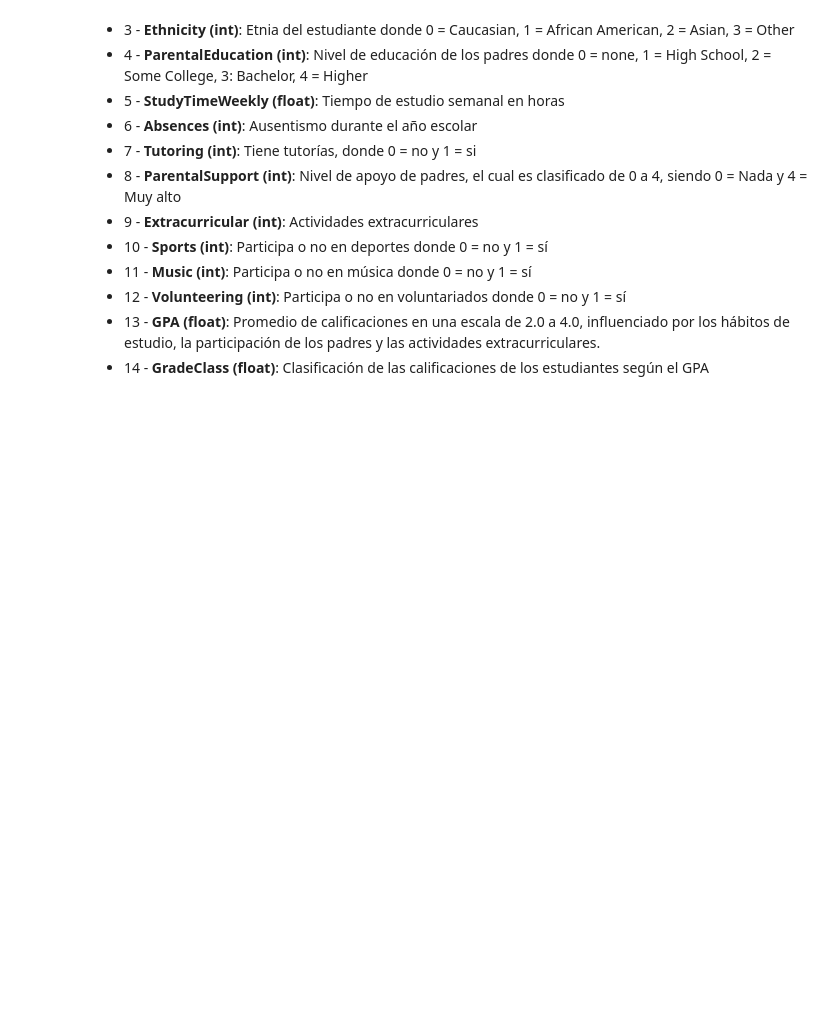
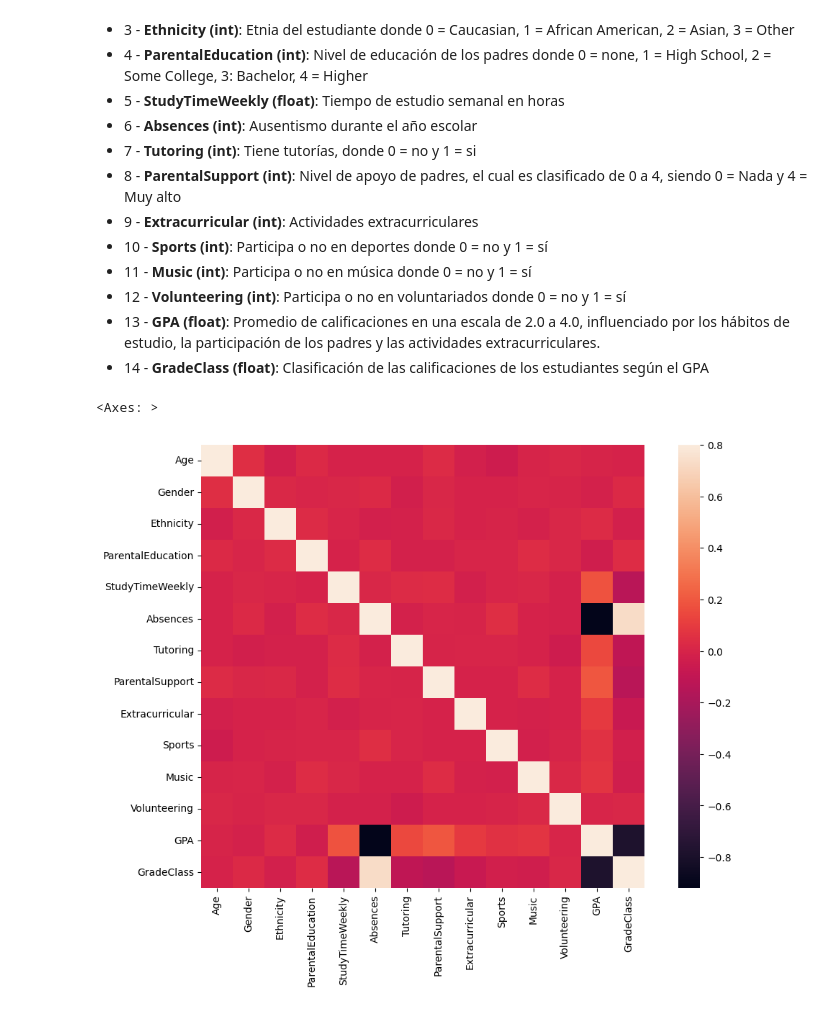
Before and after one commit to Kurt-Casteg/Proyecto-Final, a Jupyter notebook: Notebooks/01_Análisis_Exploratorio.ipynb, the cells around one changed output. Drawn from its saved outputs; the diff is of its cells as text; code cells hidden in the pictures; blank space fills up the shorter version.

Commit message:
Se importan las librearías matplotlib y seaborn, para realizar heatmap

```diff
--- a/Notebooks/01_Análisis_Exploratorio.ipynb
+++ b/Notebooks/01_Análisis_Exploratorio.ipynb
@@ -81,3 +83,11 @@ df.describe()
 - 12 - **Volunteering (int)**: Participa o no en voluntariados donde 0 = no y 1 = sí
 - 13 - **GPA (float)**: Promedio de calificaciones en una escala de 2.0 a 4.0, influenciado por los hábitos de estudio, la participación de los padres y las actividades extracurriculares.
 - 14 - **GradeClass (float)**: Clasificación de las calificaciones de los estudiantes según el GPA
+# %%
+Correlacion = df.corr()
+# %%
+f, ax = plt.subplots(figsize=(12 , 8))
+sns.heatmap(Correlacion, vmax= .8, square= True,)
+# %% [output]
+<Axes: >
+[figure, added]
```
Also changed, not shown: parts of 1 cell of this notebook.
